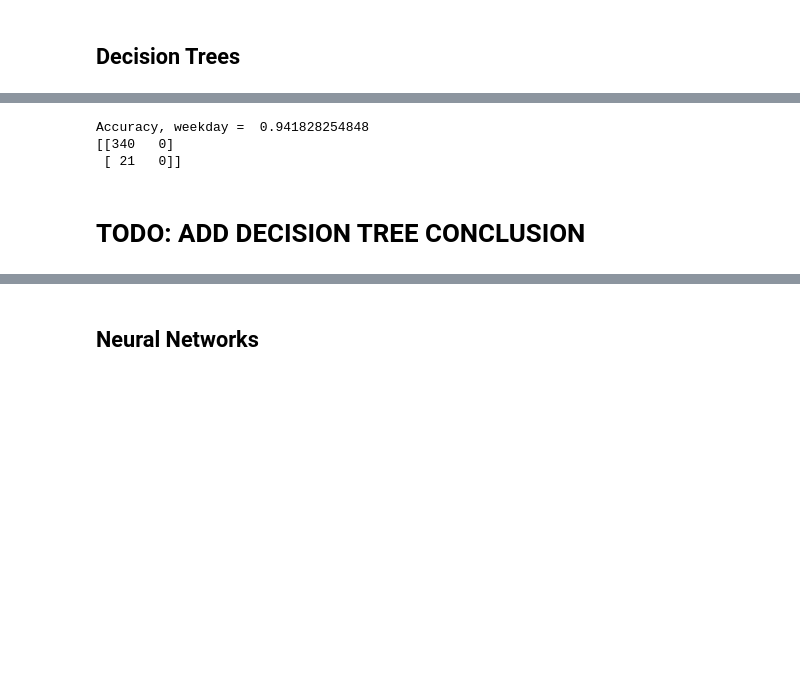
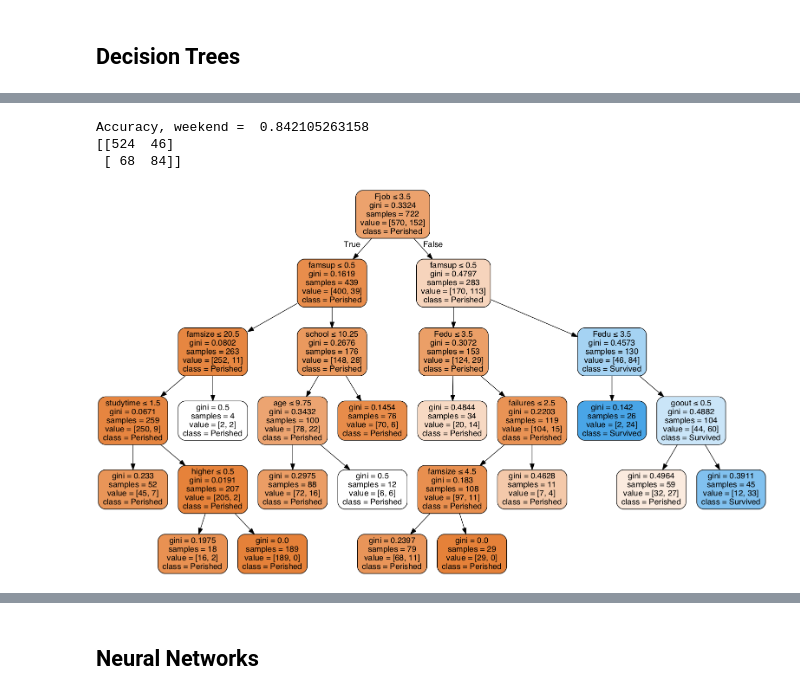
Before and after one commit to fagan2888/DataSci_Final_Project, a Jupyter notebook: Final/Final Submission.ipynb, the cells around one changed output, grey strips where cells are left out. Drawn from its saved outputs; the diff is of its cells as text; code cells hidden in the pictures; blank space fills up the shorter version.

Commit message:
added trees and histogram of final accuracies

```diff
--- a/Final/Final Submission.ipynb
+++ b/Final/Final Submission.ipynb
@@ -875,23 +821,46 @@ Accuracy, weekend =  0.84487534626
-# %%
-#### use all predictors in classification
-decisionTree = tree.DecisionTreeClassifier(max_depth=4, min_samples_split=50)
-
-# fit the tree with the traing data
-decisionTree = decisionTree.fit(XTrain_dalc, yTrain_dalc)
-
-# predict with the training data
-y_pred_train = decisionTree.predict(XTrain_dalc)
-# measure accuracy
-#print('Accuracy on training data, all predictors= ', metrics.accuracy_score(y_true = yTrain_dalc, y_pred = y_pred_train))
-
-# predict with the test data
-y_pred = decisionTree.predict(XTest_dalc)
-# measure accuracy
-print('Accuracy, weekday = ', metrics.accuracy_score(y_true = yTest_dalc, y_pred = y_pred))
-print(metrics.confusion_matrix(y_true = yTest_dalc, y_pred = y_pred))
-# %% [output]
-Accuracy, weekday =  0.941828254848
-[[340   0]
- [ 21   0]]
-# %% [markdown]
-# TODO: ADD DECISION TREE CONCLUSION
+# %%
+#for decision tree rendering
+from IPython.display import Image, display
+import pydotplus
+from scipy import misc
+
+def renderTree(my_tree, features):
+    # hacky solution of writing to files and reading again
+    # necessary due to library bugs
+    filename = "temp.dot"
+    with open(filename, 'w') as f:
+        f = tree.export_graphviz(my_tree,
+                                 out_file=f,
+                                 feature_names=features,
+                                 class_names=["Perished", "Survived"],
+                                 filled=True,
+                                 rounded=True,
+                                 special_characters=True)
+
+    dot_data = ""
+    with open(filename, 'r') as f:
+        dot_data = f.read()
+
+    graph = pydotplus.graph_from_dot_data(dot_data)
+    image_name = "temp.png"
+    graph.write_png(image_name)
+    display(Image(filename=image_name))
+
+
+#print the tree on the whole dataset
+all_features = Cleaned_data.columns.values
+# %%
+#use all predictors in classification
+decisionTree = tree.DecisionTreeClassifier(max_depth=5, min_samples_split=100)
+y_predWW = cross_val_predict(decisionTree, X, y_walc, cv=2)
+
+print('Accuracy, weekend = ', metrics.accuracy_score(y_true = y_walc, y_pred = y_predWW))
+print(metrics.confusion_matrix(y_true = y_walc, y_pred = y_predWW))
+
+decisionTreeF = decisionTree.fit(X, y_walc)
+renderTree(decisionTreeF, all_features)
+# %% [output]
+Accuracy, weekend =  0.842105263158
+[[524  46]
+ [ 68  84]]
+[figure, added]
```
Also changed, not shown: parts of 13 cells of this notebook, 2 other files.
